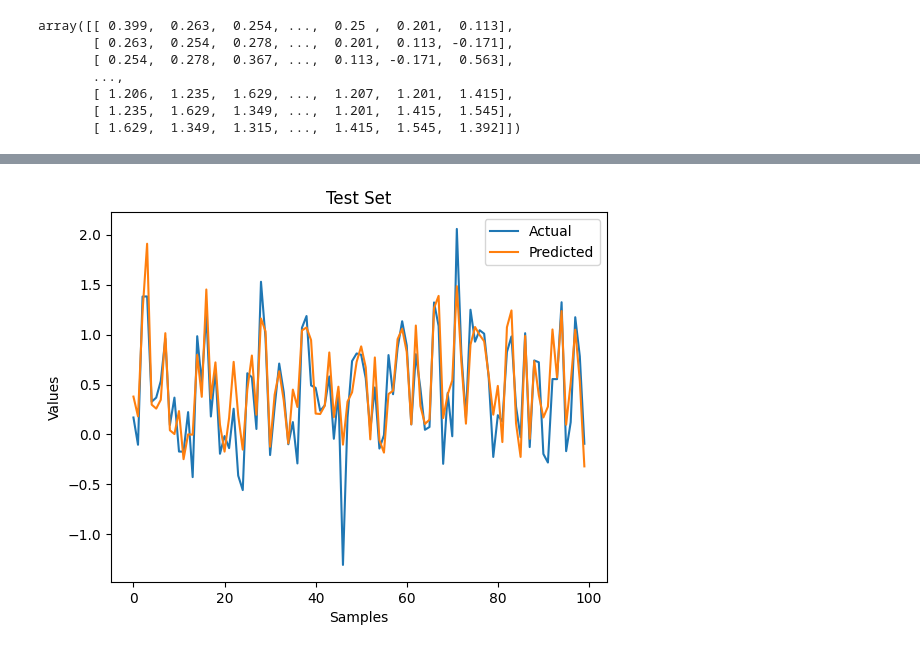
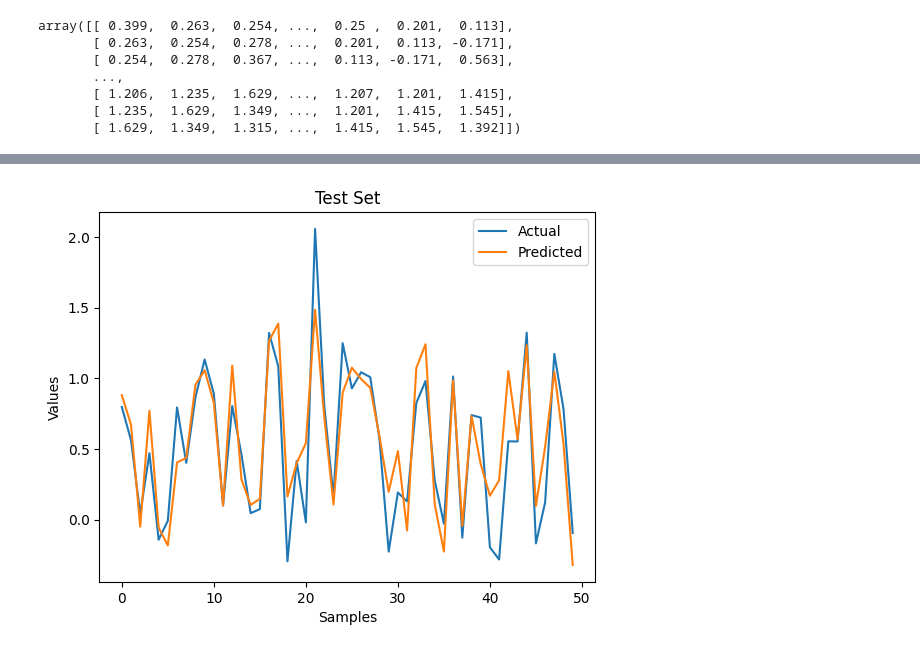
Before and after one commit to PataBasket/AppliedInformatics, a Jupyter notebook: YutaHirahata-07-04.ipynb, the cells around one changed output, grey strips where cells are left out. Drawn from its saved outputs; the diff is of its cells as text; code cells hidden in the pictures.

```diff
--- a/YutaHirahata-07-04.ipynb
+++ b/YutaHirahata-07-04.ipynb
@@ -1864,11 +1864,11 @@ Validation MAE: 0.24766408088058237
 Test MAE: 0.22398141744969424
 # %%
 # Test set
-plt.plot(y_test [-100:], label='Actual')
-plt.plot(y_test_pred[-100:], label='Predicted')
+plt.plot(y_test [-50:], label='Actual')
+plt.plot(y_test_pred[-50:], label='Predicted')
 plt.title('Test Set')
 plt.xlabel('Samples')
 plt.ylabel('Values')
 plt.legend();
 # %% [output]
-[figure, old version]
+[figure, new version]
```
Also changed, not shown: parts of 16 cells of this notebook, 1 other file.
